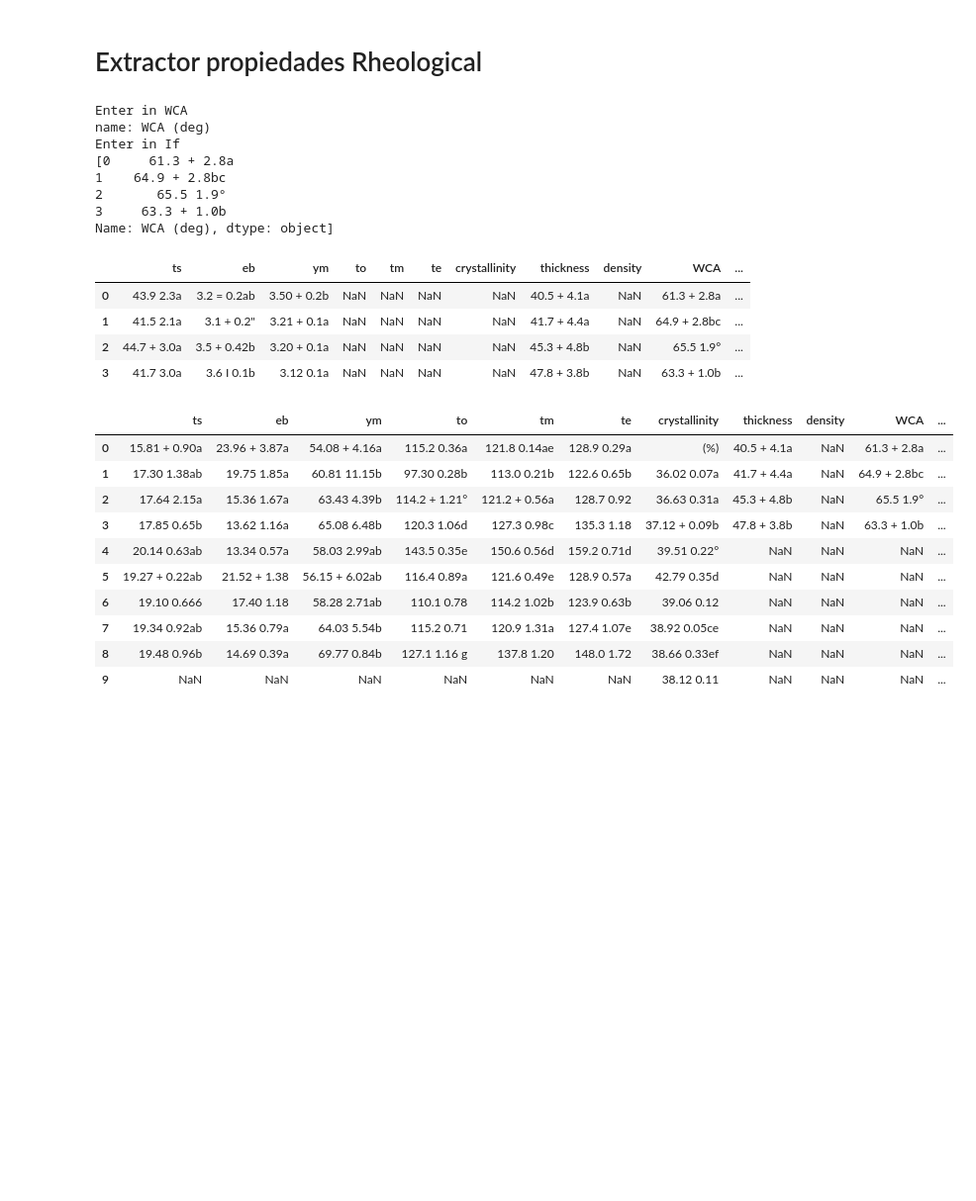
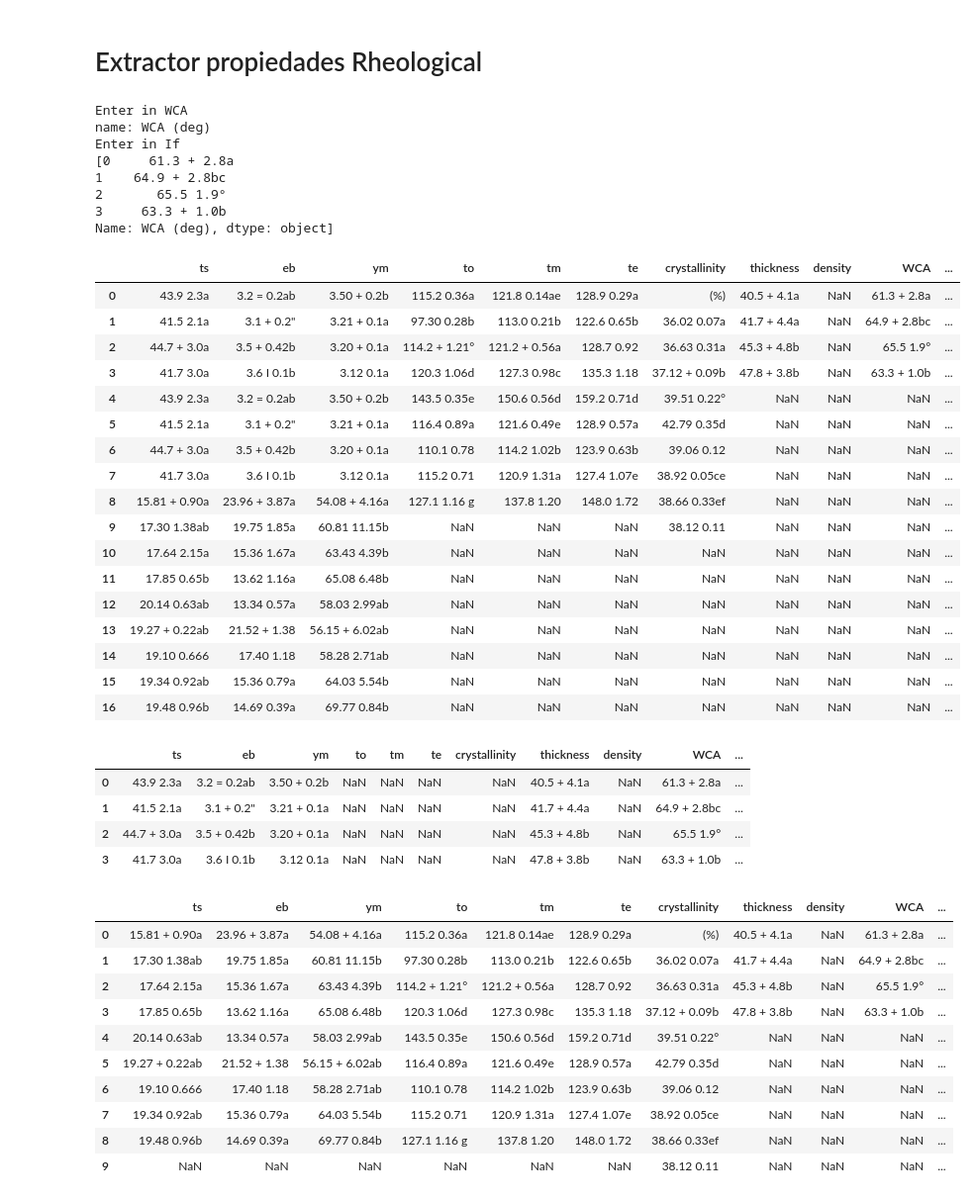
Before and after one commit to materiom/amazonTextractTables, a Jupyter notebook: extractTables.ipynb, the cells around one changed output. Shown at 99% size. Drawn from its saved outputs; the diff is of its cells as text; code cells hidden in the pictures; blank space fills up the shorter version.

Commit message:
Correct way to complete the table
Bugs Fixes

```diff
--- a/extractTables.ipynb
+++ b/extractTables.ipynb
@@ -242,6 +243,10 @@ dataframes[1]
 | 0 |  |  |
 | 1 | Gel/Carr/Shikonin | Gel/Carr/Propolis/Shikonin |
 | 2 |  |  |
+# %%
+# save tables
+for i in range(len(dataframes)):
+    dataframes[i].to_pickle('filename'+ str(i) +'.pkl')
 # %%
 '''
 Part #3 - Deletes temporary files such as images / Elimina los archivos temporales como las imagenes
@@ -543,7 +546,8 @@ for i in range(len(dataframes)):
                 for index in range(len(crystallinity)):
                     for j in range(len(crystallinity[index])):
                         #materiom = materiom.append({'crystallinity': crystallinity[index][j]}, ignore_index=True)
-                        materiom.loc[j, 'crystallinity'] = crystallinity[index][j]
+                        #materiom.loc[j, 'crystallinity'] = crystallinity[index][j]
+                        materiom.loc[materiom['crystallinity'].count(), 'crystallinity'] = crystallinity[index][j]
                 index = 0
                 j = 0
             #thickness
@@ -553,7 +557,8 @@ for i in range(len(dataframes)):
                 for index in range(len(thickness)):
                     for j in range(len(thickness[index])):
                         #materiom = materiom.append({'thickness': thickness[index][j]}, ignore_index=True)
-                        materiom.loc[j, 'thickness'] = thickness[index][j]
+                        #materiom.loc[j, 'thickness'] = thickness[index][j]
+                        materiom.loc[materiom['thickness'].count(), 'thickness'] = thickness[index][j]
                 index = 0
                 j = 0
             #density
@@ -563,7 +568,8 @@ for i in range(len(dataframes)):
                 for index in range(len(density)):
                     for j in range(len(density[index])):
                         #materiom = materiom.append({'density': density[index][j]}, ignore_index=True)
-                        materiom.loc[j, 'density'] = density[index][j]
+                        #materiom.loc[j, 'density'] = density[index][j]
+                        materiom.loc[materiom['density'].count(), 'density'] = density[index][j]
                 index = 0
                 j = 0
             print("nombre:",columnName)
@@ -579,7 +585,8 @@ for i in range(len(dataframes)):
                         for index in range(len(crystallinity)):
                             for j in range(len(crystallinity[index])):
                                 #materiom = materiom.append({'crystallinity': crystallinity[index][j]}, ignore_index=True)
-                                materiom.loc[j, 'crystallinity'] = crystallinity[index][j]
+                                #materiom.loc[j, 'crystallinity'] = crystallinity[index][j]
+                                materiom.loc[materiom['crystallinity'].count(), 'crystallinity'] = crystallinity[index][j]
                         index = 0
                         j = 0
                     #thickness
@@ -589,7 +596,8 @@ for i in range(len(dataframes)):
                         for index in range(len(thickness)):
                             for j in range(len(thickness[index])):
                                 #materiom = materiom.append({'thickness': thickness[index][j]}, ignore_index=True)
-                                materiom.loc[j, 'thickness'] = thickness[index][j]
+                                #materiom.loc[j, 'thickness'] = thickness[index][j]
+                                materiom.loc[materiom['thickness'].count(), 'thickness'] = thickness[index][j]
                         index = 0
                         j = 0
                     #density
@@ -599,7 +607,8 @@ for i in range(len(dataframes)):
                         for index in range(len(density)):
                             for j in range(len(density[index])):
                                 #materiom = materiom.append({'density': density[index][j]}, ignore_index=True)
-                                materiom.loc[j, 'density'] = density[index][j]
+                                #materiom.loc[j, 'density'] = density[index][j]
+                                materiom.loc[materiom['density'].count(), 'density'] = density[index][j]
                         index = 0
                         j = 0
                     print("Enter in If")
@@ -632,7 +650,8 @@ for i in range(len(dataframes)):
                 for index in range(len(WCA)):
                     for j in range(len(WCA[index])):
                         #materiom = materiom.append({'WCA': WCA[index][j]}, ignore_index=True)
-                        materiom.loc[j, 'WCA'] = WCA[index][j]
+                        #materiom.loc[j, 'WCA'] = WCA[index][j]
+                        materiom.loc[materiom['WCA'].count(), 'WCA'] = WCA[index][j]
                 index = 0
                 j = 0
             #k
@@ -642,7 +661,8 @@ for i in range(len(dataframes)):
                 for index in range(len(k)):
                     for j in range(len(k[index])):
                         #materiom = materiom.append({'k': k[index][j]}, ignore_index=True)
-                        materiom.loc[j, 'k'] = k[index][j]
+                        #materiom.loc[j, 'k'] = k[index][j]
+                        materiom.loc[materiom['k'].count(), 'k'] = k[index][j]
                 index = 0
                 j = 0
             #n
@@ -652,7 +672,8 @@ for i in range(len(dataframes)):
                 for index in range(len(n)):
                     for j in range(len(n[index])):
                         #materiom = materiom.append({'n': n[index][j]}, ignore_index=True)
-                        materiom.loc[j, 'n'] = n[index][j]
+                        #materiom.loc[j, 'n'] = n[index][j]
+                        materiom.loc[materiom['n'].count(), 'n'] = n[index][j]
                 index = 0
                 j = 0
             print("name:",columnName)
@@ -668,7 +689,8 @@ for i in range(len(dataframes)):
                         for index in range(len(WCA)):
                             for j in range(len(WCA[index])):
                                 #materiom = materiom.append({'WCA': WCA[index][j]}, ignore_index=True)
-                                materiom.loc[j, 'WCA'] = WCA[index][j]
+                                #materiom.loc[j, 'WCA'] = WCA[index][j]
+                                materiom.loc[materiom['WCA'].count(), 'WCA'] = WCA[index][j]
                         index = 0
                         j = 0
                     #k
@@ -678,7 +700,8 @@ for i in range(len(dataframes)):
                         for index in range(len(k)):
                             for j in range(len(k[index])):
                                 #materiom = materiom.append({'k': k[index][j]}, ignore_index=True)
-                                materiom.loc[j, 'k'] = k[index][j]
+                                #materiom.loc[j, 'k'] = k[index][j]
+                                materiom.loc[materiom['k'].count(), 'k'] = k[index][j]
                         index = 0
                         j = 0
                     #n
@@ -688,7 +711,8 @@ for i in range(len(dataframes)):
                         for index in range(len(n)):
                             for j in range(len(n[index])):
                                 #materiom = materiom.append({'n': n[index][j]}, ignore_index=True)
-                                materiom.loc[j, 'n'] = n[index][j]
+                                #materiom.loc[j, 'n'] = n[index][j]
+                                materiom.loc[materiom['n'].count(), 'n'] = n[index][j]
                         index = 0
                         j = 0
                     print("Enter in If")
@@ -703,6 +727,28 @@ Enter in If
 2       65.5 1.9°
 3     63.3 + 1.0b
 Name: WCA (deg), dtype: object]
+# %%
+#FINAL TEST
+materiom.head(60)
+# %% [output]
+|  | ts | eb | ym | to | tm | te | crystallinity | thickness | density | WCA | ... |
+| 0 | 43.9 2.3a | 3.2 = 0.2ab | 3.50 + 0.2b | 115.2 0.36a | 121.8 0.14ae | 128.9 0.29a | (%) | 40.5 + 4.1a | NaN | 61.3 + 2.8a | ... |
+| 1 | 41.5 2.1a | 3.1 + 0.2" | 3.21 + 0.1a | 97.30 0.28b | 113.0 0.21b | 122.6 0.65b | 36.02 0.07a | 41.7 + 4.4a | NaN | 64.9 + 2.8bc | ... |
+| 2 | 44.7 + 3.0a | 3.5 + 0.42b | 3.20 + 0.1a | 114.2 + 1.21° | 121.2 + 0.56a | 128.7 0.92 | 36.63 0.31a | 45.3 + 4.8b | NaN | 65.5 1.9° | ... |
+| 3 | 41.7 3.0a | 3.6 I 0.1b | 3.12 0.1a | 120.3 1.06d | 127.3 0.98c | 135.3 1.18 | 37.12 + 0.09b | 47.8 + 3.8b | NaN | 63.3 + 1.0b | ... |
+| 4 | 43.9 2.3a | 3.2 = 0.2ab | 3.50 + 0.2b | 143.5 0.35e | 150.6 0.56d | 159.2 0.71d | 39.51 0.22° | NaN | NaN | NaN | ... |
+| 5 | 41.5 2.1a | 3.1 + 0.2" | 3.21 + 0.1a | 116.4 0.89a | 121.6 0.49e | 128.9 0.57a | 42.79 0.35d | NaN | NaN | NaN | ... |
+| 6 | 44.7 + 3.0a | 3.5 + 0.42b | 3.20 + 0.1a | 110.1 0.78 | 114.2 1.02b | 123.9 0.63b | 39.06 0.12 | NaN | NaN | NaN | ... |
+| 7 | 41.7 3.0a | 3.6 I 0.1b | 3.12 0.1a | 115.2 0.71 | 120.9 1.31a | 127.4 1.07e | 38.92 0.05ce | NaN | NaN | NaN | ... |
+| 8 | 15.81 + 0.90a | 23.96 + 3.87a | 54.08 + 4.16a | 127.1 1.16 g | 137.8 1.20 | 148.0 1.72 | 38.66 0.33ef | NaN | NaN | NaN | ... |
+| 9 | 17.30 1.38ab | 19.75 1.85a | 60.81 11.15b | NaN | NaN | NaN | 38.12 0.11 | NaN | NaN | NaN | ... |
+| 10 | 17.64 2.15a | 15.36 1.67a | 63.43 4.39b | NaN | NaN | NaN | NaN | NaN | NaN | NaN | ... |
+| 11 | 17.85 0.65b | 13.62 1.16a | 65.08 6.48b | NaN | NaN | NaN | NaN | NaN | NaN | NaN | ... |
+| 12 | 20.14 0.63ab | 13.34 0.57a | 58.03 2.99ab | NaN | NaN | NaN | NaN | NaN | NaN | NaN | ... |
+| 13 | 19.27 + 0.22ab | 21.52 + 1.38 | 56.15 + 6.02ab | NaN | NaN | NaN | NaN | NaN | NaN | NaN | ... |
+| 14 | 19.10 0.666 | 17.40 1.18 | 58.28 2.71ab | NaN | NaN | NaN | NaN | NaN | NaN | NaN | ... |
+| 15 | 19.34 0.92ab | 15.36 0.79a | 64.03 5.54b | NaN | NaN | NaN | NaN | NaN | NaN | NaN | ... |
+| 16 | 19.48 0.96b | 14.69 0.39a | 69.77 0.84b | NaN | NaN | NaN | NaN | NaN | NaN | NaN | ... |
 # %%
 materiom.head(60)
 # %% [output]
```
Also changed, not shown: parts of 11 cells of this notebook, 4 other files.
